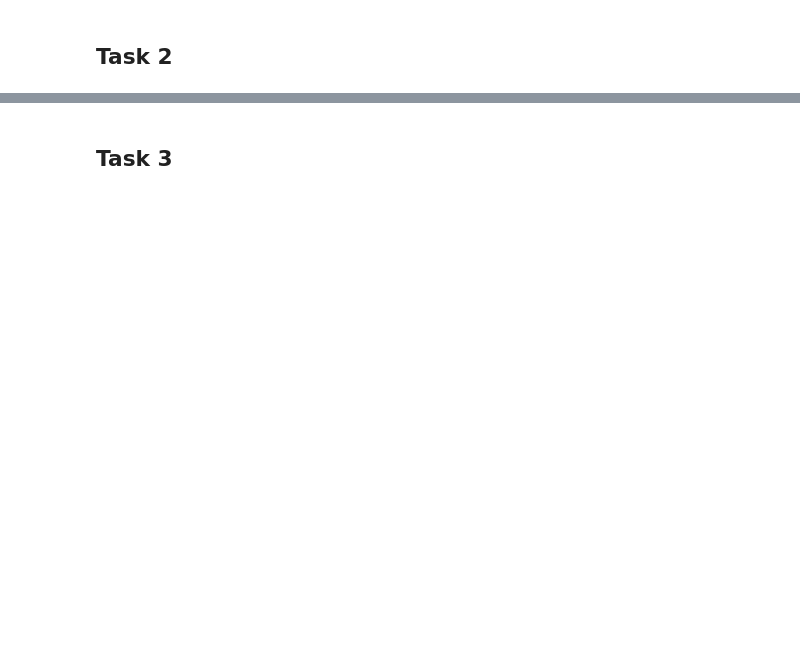
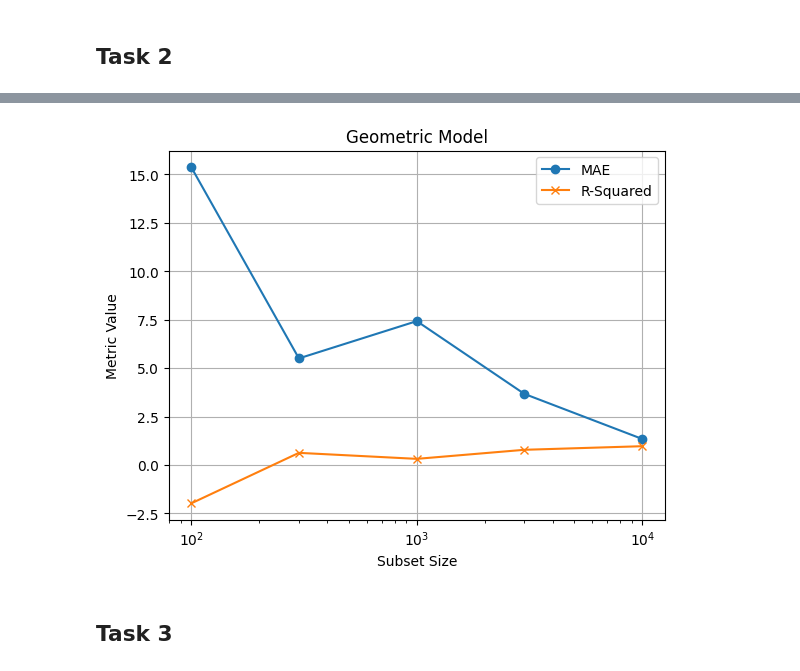
Before and after one commit to Zouu-X/DL_ass2, a Jupyter notebook: ass2_skeleton.ipynb, the cells around one changed output, grey strips where cells are left out. Saved outputs shown, nothing was run; the diff lists cells and outputs as text; code cells hidden in the pictures; blank space fills up the shorter version.

```diff
--- a/ass2_skeleton.ipynb
+++ b/ass2_skeleton.ipynb
@@ -378,3 +759,12 @@ Test (actual)     →  MSE: 0.41279 | MAE: 0.49505
+# %%
+plt.figure()
+plt.plot(geo_res["size"], geo_res["mae"], marker='o',  label="MAE")
+plt.plot(geo_res["size"], geo_res["r2"],  marker='x',  label="R-Squared")
+plt.xscale("log"); plt.xlabel("Subset Size")
+plt.ylabel("Metric Value"); plt.title("Geometric Model")
+plt.grid(True); plt.legend(); plt.show()
+# %% [output]
+[figure, added]
 # %% [markdown]
 ## Task 3
 # %%
```
Also changed, not shown: parts of 30 cells of this notebook, 1 other file.
